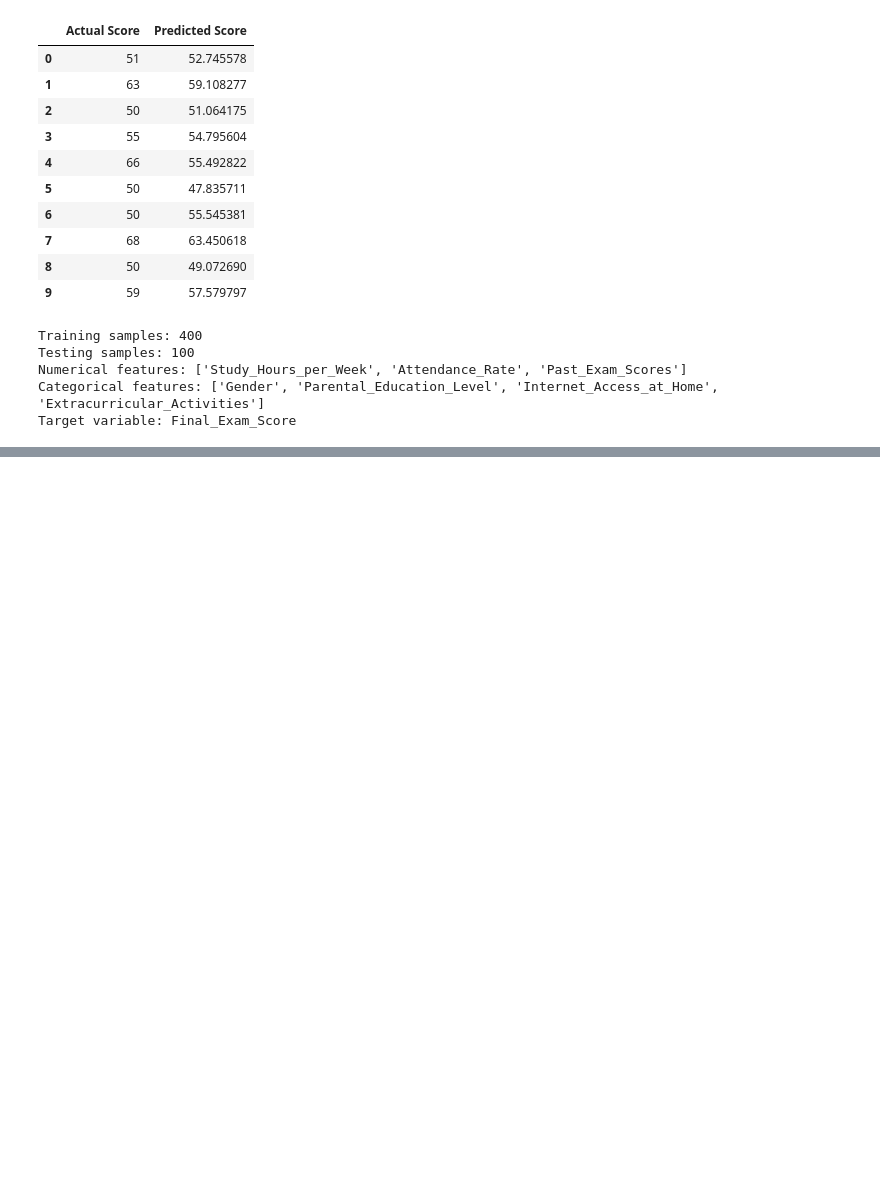
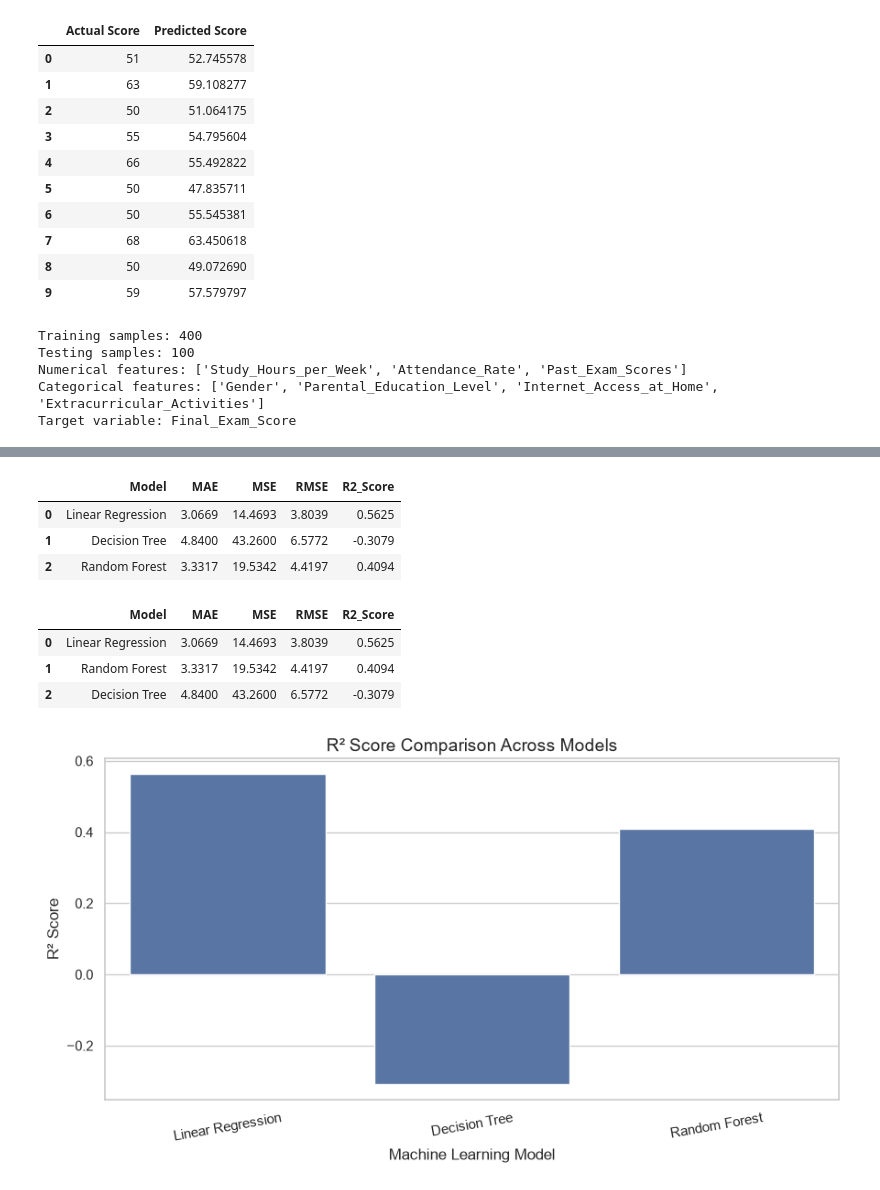
Before and after one commit to ryeshika07/student-performance-prediction, a Jupyter notebook: notebooks/student_performance_prediction.ipynb, the cells around one changed output, grey strips where cells are left out. Saved outputs shown, nothing was run; the diff lists cells and outputs as text; code cells hidden in the pictures; blank space fills up the shorter version.

Commit message:
Train and evaluate regression models

```diff
--- a/notebooks/student_performance_prediction.ipynb
+++ b/notebooks/student_performance_prediction.ipynb
@@ -1217,0 +1481,4 @@ Target variable: Final_Exam_Score
+# %%
+y_pred_rf = random_forest_pipeline.predict(
+    X_test
+)
@@ -1217,0 +1490,19 @@ Target variable: Final_Exam_Score
+# %%
+rf_mae = mean_absolute_error(
+    y_test,
+    y_pred_rf
+)
+
+rf_mse = mean_squared_error(
+    y_test,
+    y_pred_rf
+)
+
+rf_rmse = np.sqrt(
+    rf_mse
+)
+
+rf_r2 = r2_score(
+    y_test,
+    y_pred_rf
+)
@@ -1217,0 +1552,46 @@ Target variable: Final_Exam_Score
+# %%
+model_results.round(4)
+# %% [output]
+|  | Model | MAE | MSE | RMSE | R2_Score |
+| 0 | Linear Regression | 3.0669 | 14.4693 | 3.8039 | 0.5625 |
+| 1 | Decision Tree | 4.8400 | 43.2600 | 6.5772 | -0.3079 |
+| 2 | Random Forest | 3.3317 | 19.5342 | 4.4197 | 0.4094 |
+# %%
+model_results_sorted = (
+    model_results
+    .sort_values(
+        by="R2_Score",
+        ascending=False
+    )
+    .reset_index(drop=True)
+)
+
+model_results_sorted.round(4)
+# %% [output]
+|  | Model | MAE | MSE | RMSE | R2_Score |
+| 0 | Linear Regression | 3.0669 | 14.4693 | 3.8039 | 0.5625 |
+| 1 | Random Forest | 3.3317 | 19.5342 | 4.4197 | 0.4094 |
+| 2 | Decision Tree | 4.8400 | 43.2600 | 6.5772 | -0.3079 |
+# %%
+plt.figure(figsize=(9, 5))
+
+sns.barplot(
+    data=model_results,
+    x="Model",
+    y="R2_Score"
+)
+
+plt.title(
+    "R² Score Comparison Across Models",
+    fontsize=14
+)
+
+plt.xlabel("Machine Learning Model")
+plt.ylabel("R² Score")
+
+plt.xticks(rotation=10)
+
+plt.tight_layout()
+plt.show()
+# %% [output]
+[figure, added]
```
Also changed, not shown: parts of 29 cells of this notebook.
